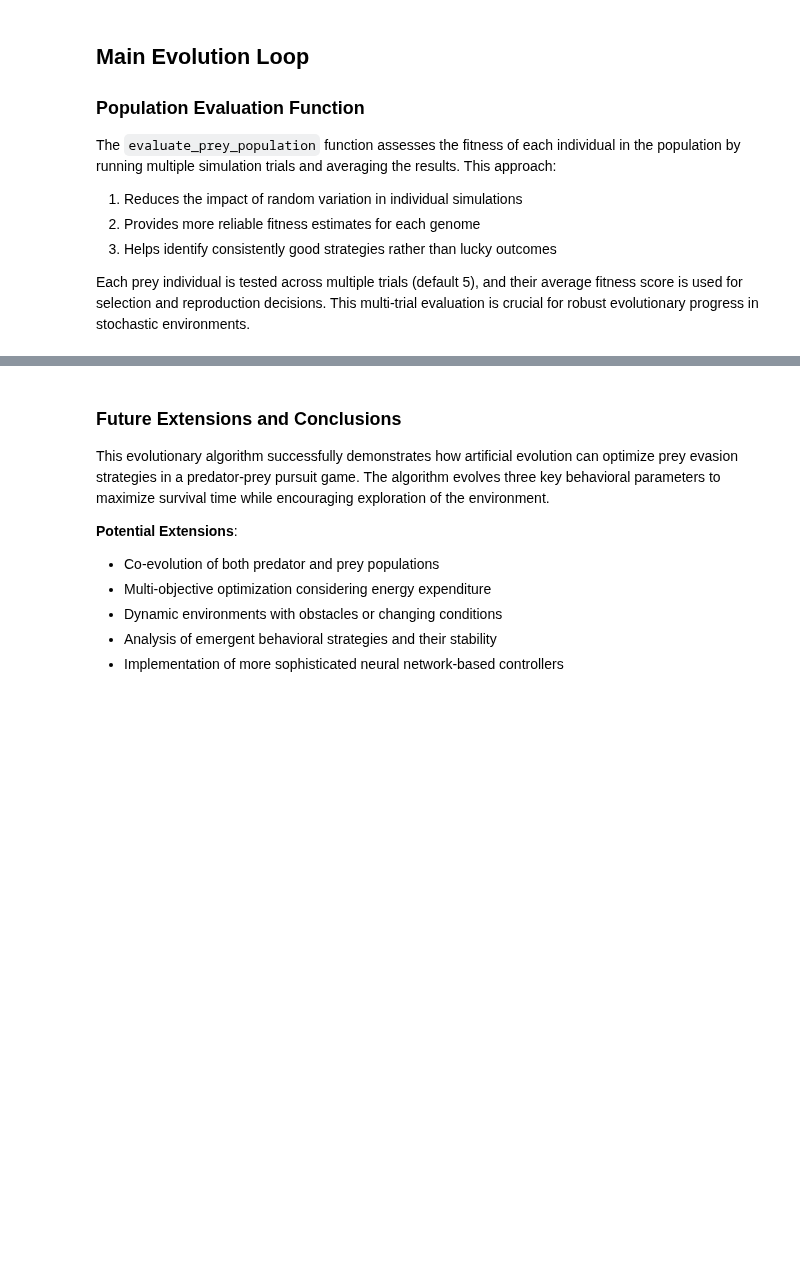
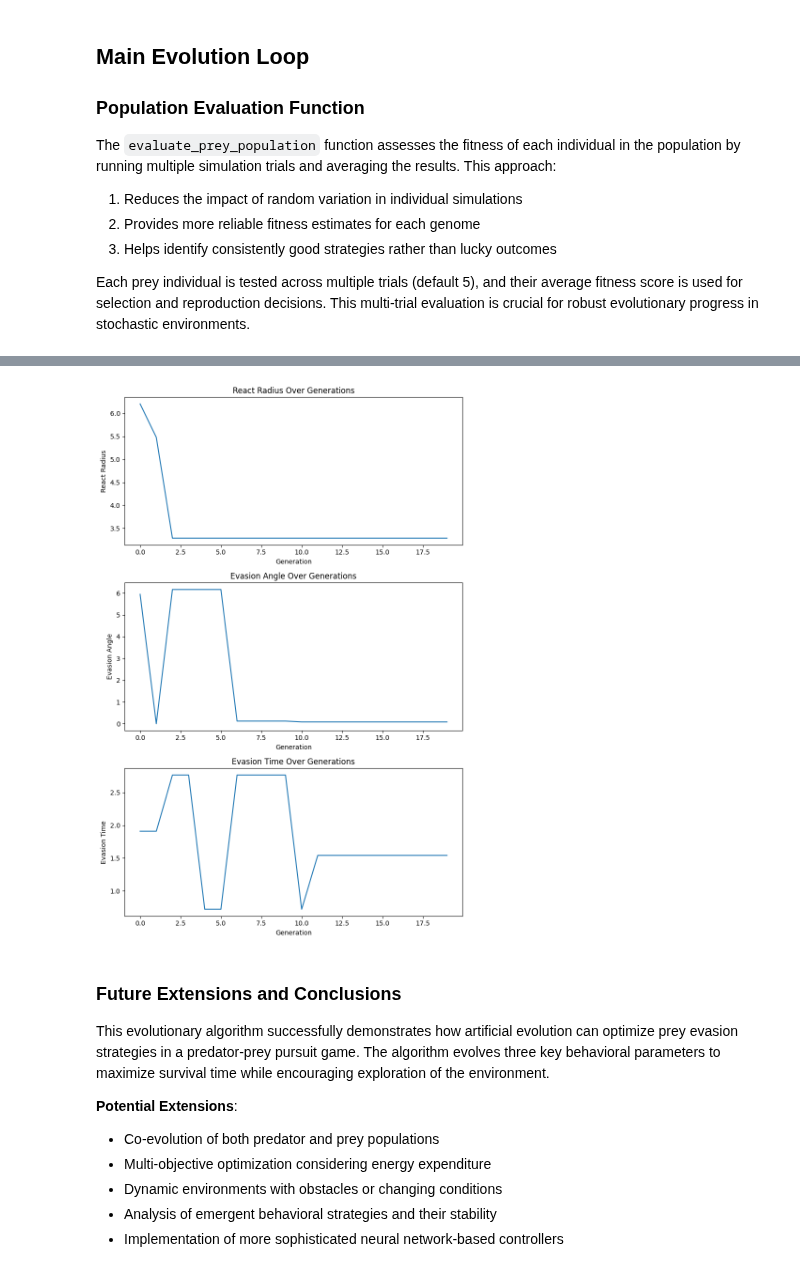
Before and after one commit to quercia-dev/pursuit-curves, a Jupyter notebook: 02_EvolutionaryAlgorithm.ipynb, the cells around one changed output, grey strips where cells are left out. Saved outputs shown, nothing was run; the diff lists cells and outputs as text; code cells hidden in the pictures; blank space fills up the shorter version.

```diff
--- a/02_EvolutionaryAlgorithm.ipynb
+++ b/02_EvolutionaryAlgorithm.ipynb
@@ -214,17 +214,25 @@ The `evaluate_prey_population` function assesses the fitness of each individual
 
 Each prey individual is tested across multiple trials (default 5), and their average fitness score is used for selection and reproduction decisions. This multi-trial evaluation is crucial for robust evolutionary progress in stochastic environments.
 # %%
-def evaluate_prey_population(prey_population, simulation_params, n_trials=5):
+def evaluate_prey_population(prey_population, simulation_params, n_trials=5, n_init_trials=5):
     """
-    Evaluate each prey by running multiple simulations and averaging the fitness
+    Evaluate each prey by running multiple simulations with different initial conditions
+    and averaging the fitness
     """
     fitness_values = []
     for prey in prey_population:
         total_fitness = 0
-        for _ in range(n_trials):
-            game = run_simulation(prey, simulation_params)
-            total_fitness += prey_fitness(game)
-        fitness_values.append(total_fitness / n_trials)
+        for init_trial in range(n_init_trials):  # Loop for different initial conditions
+            # Re-initialize the game for each initial condition trial
+            game = PredatorPreyGame(width=simulation_params['width'], height=simulation_params['height'], prey_genome=prey)
+            trial_fitness = 0
+            for _ in range(n_trials):
+                # Run the simulation with the current initial condition
+                while not game.game_over and game.time_elapsed < simulation_params['max_time']:
+                    game.update(dt=simulation_params['dt'])
+                trial_fitness += prey_fitness(game, simulation_params['max_time'])
+            total_fitness += trial_fitness / n_trials  # Average fitness over n_trials
+        fitness_values.append(total_fitness / n_init_trials)  # Average fitness over n_init_trials
     return fitness_values
 # %% [markdown]
 ### Main Evolutionary Algorithm
@@ -412,3 +361,7 @@ Best Prey:
+# %%
+visualize_trait_distributions(best_prey_history)
+# %% [output]
+[figure, added]
 # %% [markdown]
 ### Future Extensions and Conclusions
 
```
Also changed, not shown: parts of 15 cells of this notebook.
